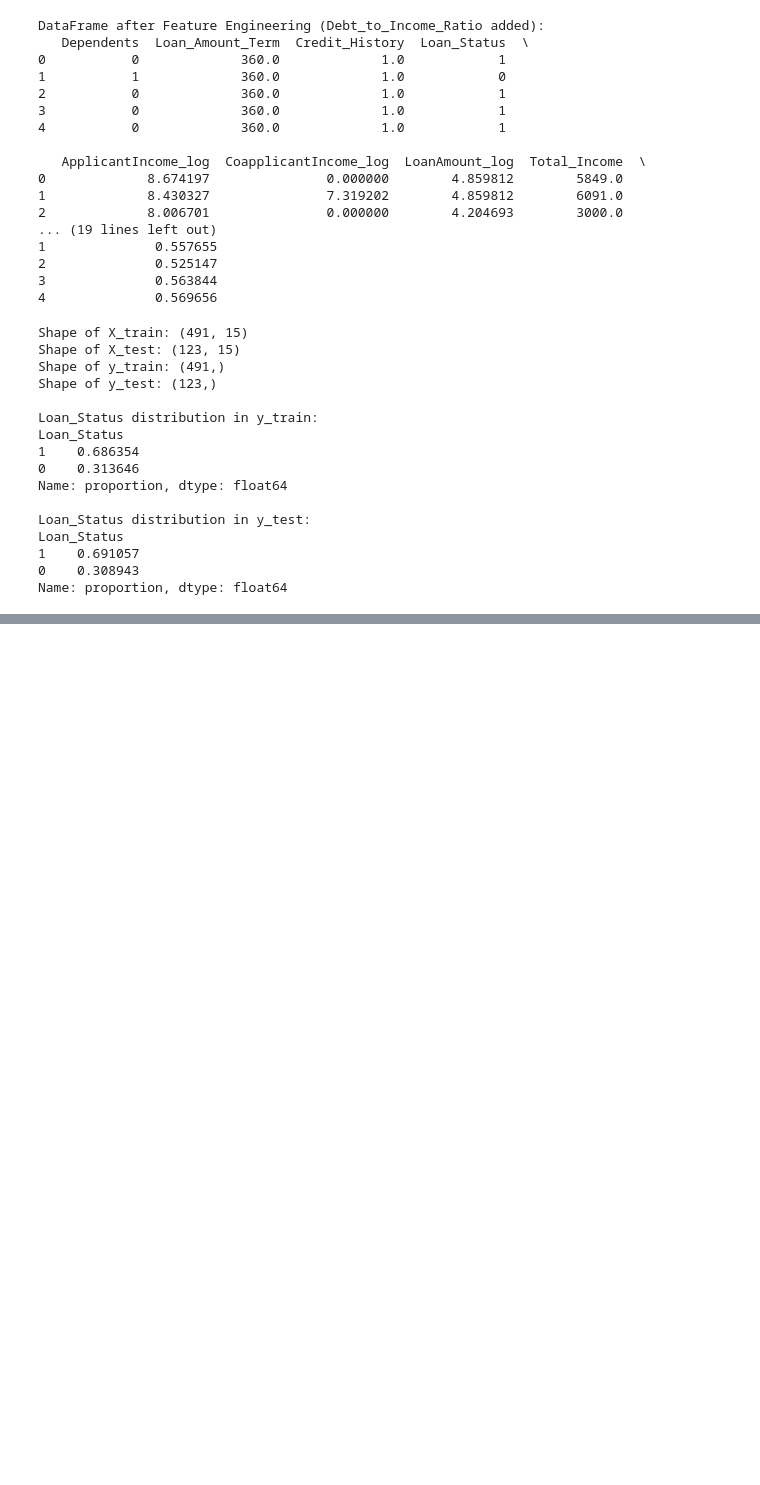
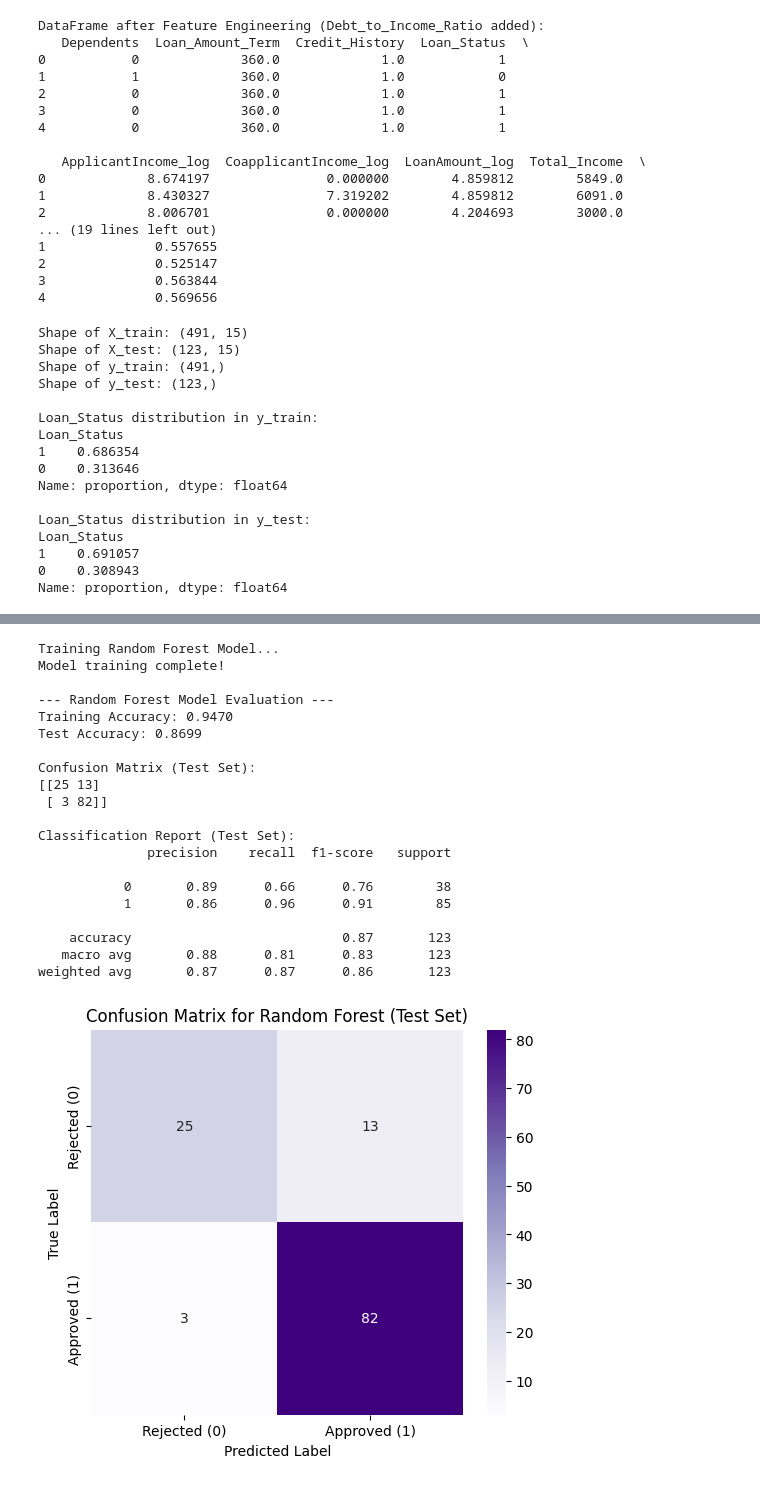
Before and after one commit to ShrijithSM/Loan-Approval-Prediction, a Jupyter notebook: main.ipynb, the cells around one changed output, grey strips where cells are left out. Saved outputs shown, nothing was run; the diff lists cells and outputs as text; code cells hidden in the pictures; blank space fills up the shorter version.

```diff
--- a/main.ipynb
+++ b/main.ipynb
@@ -330,0 +506,76 @@ Name: proportion, dtype: float64
+# %%
+# Random Forest Classifier
+from sklearn.ensemble import RandomForestClassifier
+from sklearn.metrics import accuracy_score, confusion_matrix, classification_report
+
+# 1. Initialize the Random Forest model
+# n_estimators: number of trees in the forest
+# max_depth: maximum depth of each tree (can be left None for full growth, or limited)
+model_rf = RandomForestClassifier(n_estimators=100, random_state=42, max_depth=10) # 100 trees, limited depth
+
+# 2. Train the model
+print("\nTraining Random Forest Model...")
+model_rf.fit(X_train, y_train)
+print("Model training complete!")
+
+# 3. Make predictions
+y_train_pred_rf = model_rf.predict(X_train)
+y_test_pred_rf = model_rf.predict(X_test)
+
+# 4. Evaluate the model's performance
+print("\n--- Random Forest Model Evaluation ---")
+train_accuracy_rf = accuracy_score(y_train, y_train_pred_rf)
+test_accuracy_rf = accuracy_score(y_test, y_test_pred_rf)
+print(f"Training Accuracy: {train_accuracy_rf:.4f}")
+print(f"Test Accuracy: {test_accuracy_rf:.4f}")
+
+print("\nConfusion Matrix (Test Set):")
+cm_rf = confusion_matrix(y_test, y_test_pred_rf)
+print(cm_rf)
+
+print("\nClassification Report (Test Set):")
+print(classification_report(y_test, y_test_pred_rf))
+
+# Visualizing the Confusion Matrix
+plt.figure(figsize=(6, 5))
+sns.heatmap(cm_rf, annot=True, fmt="d", cmap="Purples",
+            xticklabels=['Rejected (0)', 'Approved (1)'], yticklabels=['Rejected (0)', 'Approved (1)'])
+plt.title('Confusion Matrix for Random Forest (Test Set)')
+plt.xlabel('Predicted Label')
+plt.ylabel('True Label')
+plt.show()
+
+# Feature Importance for Random Forest
+print("\nRandom Forest Feature Importance:")
+feature_importances_rf = pd.DataFrame({'Feature': X_train.columns, 'Importance': model_rf.feature_importances_})
+feature_importances_rf = feature_importances_rf.sort_values(by='Importance', ascending=False)
+print(feature_importances_rf)
+
+plt.figure(figsize=(10, 6))
+sns.barplot(x='Importance', y='Feature', data=feature_importances_rf)
+plt.title('Random Forest Feature Importance')
+plt.xlabel('Importance')
+plt.ylabel('Feature')
+plt.show()
+# %% [output]
+Training Random Forest Model...
+Model training complete!
+
+--- Random Forest Model Evaluation ---
+Training Accuracy: 0.9470
+Test Accuracy: 0.8699
+
+Confusion Matrix (Test Set):
+[[25 13]
+ [ 3 82]]
+
+Classification Report (Test Set):
+              precision    recall  f1-score   support
+
+           0       0.89      0.66      0.76        38
+           1       0.86      0.96      0.91        85
+
+    accuracy                           0.87       123
+   macro avg       0.88      0.81      0.83       123
+weighted avg       0.87      0.87      0.86       123
+[figure, added]
```
Also changed, not shown: parts of 7 cells of this notebook.
